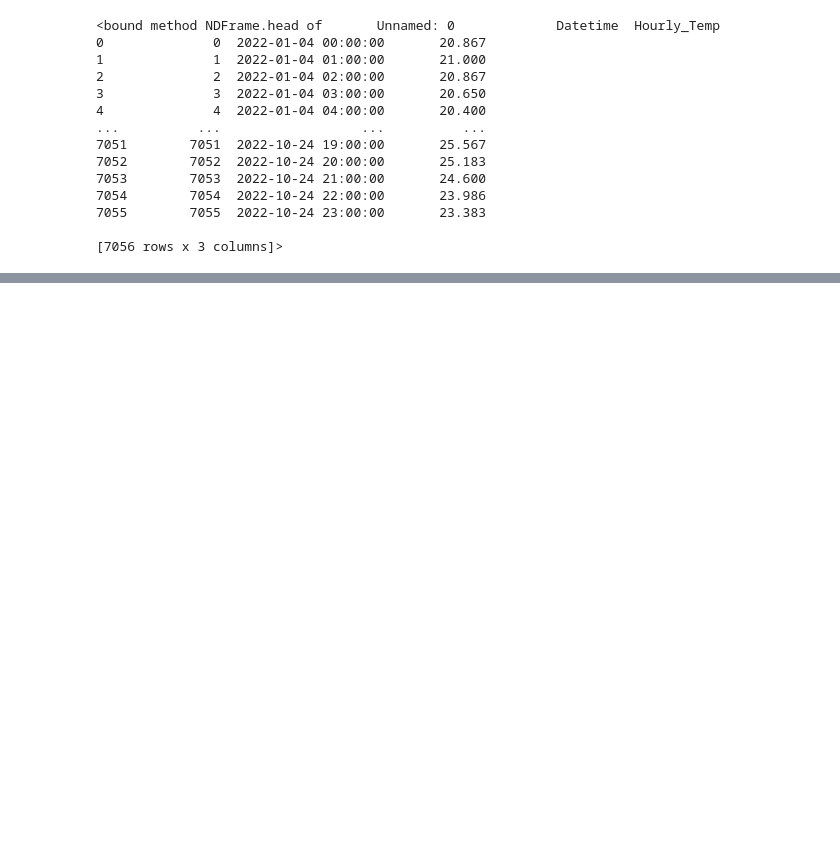
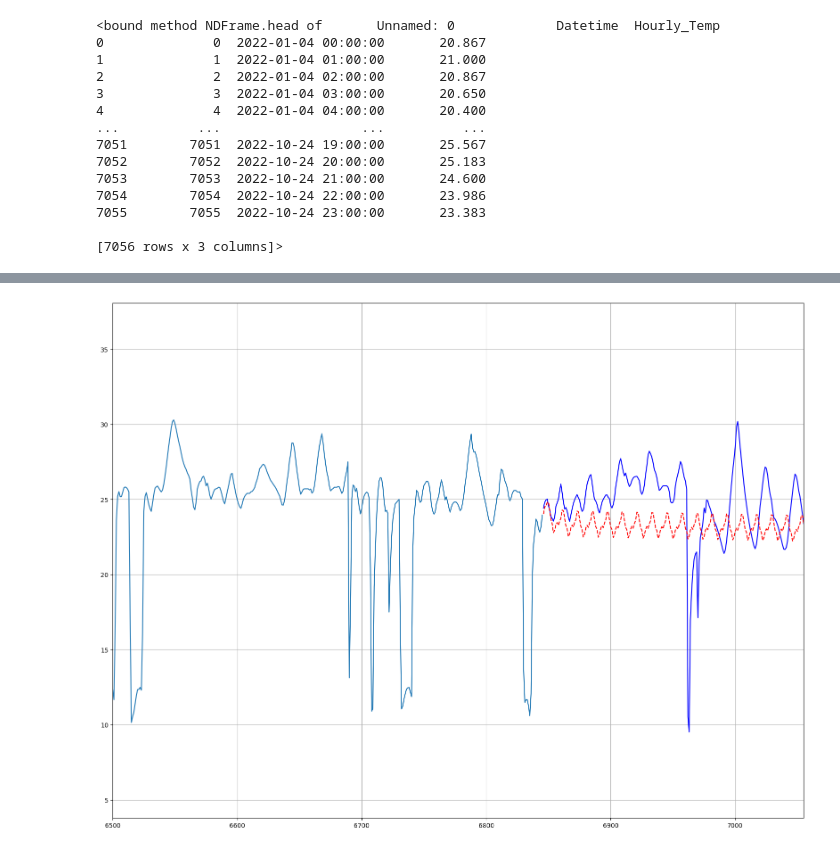
Before and after one commit to Grid-Resilience-Wentworth-Collaboration/time-series-tutorials-2025, a Jupyter notebook: WeatherPrediction.ipynb, the cells around one changed output, grey strips where cells are left out. Drawn from its saved outputs; the diff is of its cells as text; code cells hidden in the pictures; blank space fills up the shorter version.

```diff
--- a/WeatherPrediction.ipynb
+++ b/WeatherPrediction.ipynb
@@ -45,4 +75,23 @@ plt.show()
 # %%
 y = df["Hourly_Temp"]
-trainy = df["Hourly_Temp"].iloc[:-300]
-testy = df["Hourly_Temp"].iloc[-300:]
+for i in range(-200, -211, -1):  # Loop from -200 to -210
+    trainy = df["Hourly_Temp"].iloc[:i]  # Training set
+    testy = df["Hourly_Temp"].iloc[i:]
+
+model = SARIMAX(trainy, order=(14, 1, 1), seasonal_order=(0,1,1,12))
+model_fit = model.fit()
+forecast = model_fit.forecast(steps=-(i))
+forecast
+plt.figure(figsize = (20,15))
+plt.xlim(6500, testy.index[-1])
+plt.plot(trainy.index,trainy.values)
+#plt.plot(test.index,test.values)
+#plt.plot(test.index,forecast.values)
+plt.plot(testy.index, testy, label="Actual", color='blue')
+plt.plot(testy.index, forecast, label="Forecast", color='red', linestyle='dashed')
+plt.grid()
+plt.show()
+#trainy = df["Hourly_Temp"].iloc[:-200]
+#testy = df["Hourly_Temp"].iloc[-200:]
+# %% [output]
+[figure, added]
```
Also changed, not shown: parts of 11 cells of this notebook, 2 other files.
